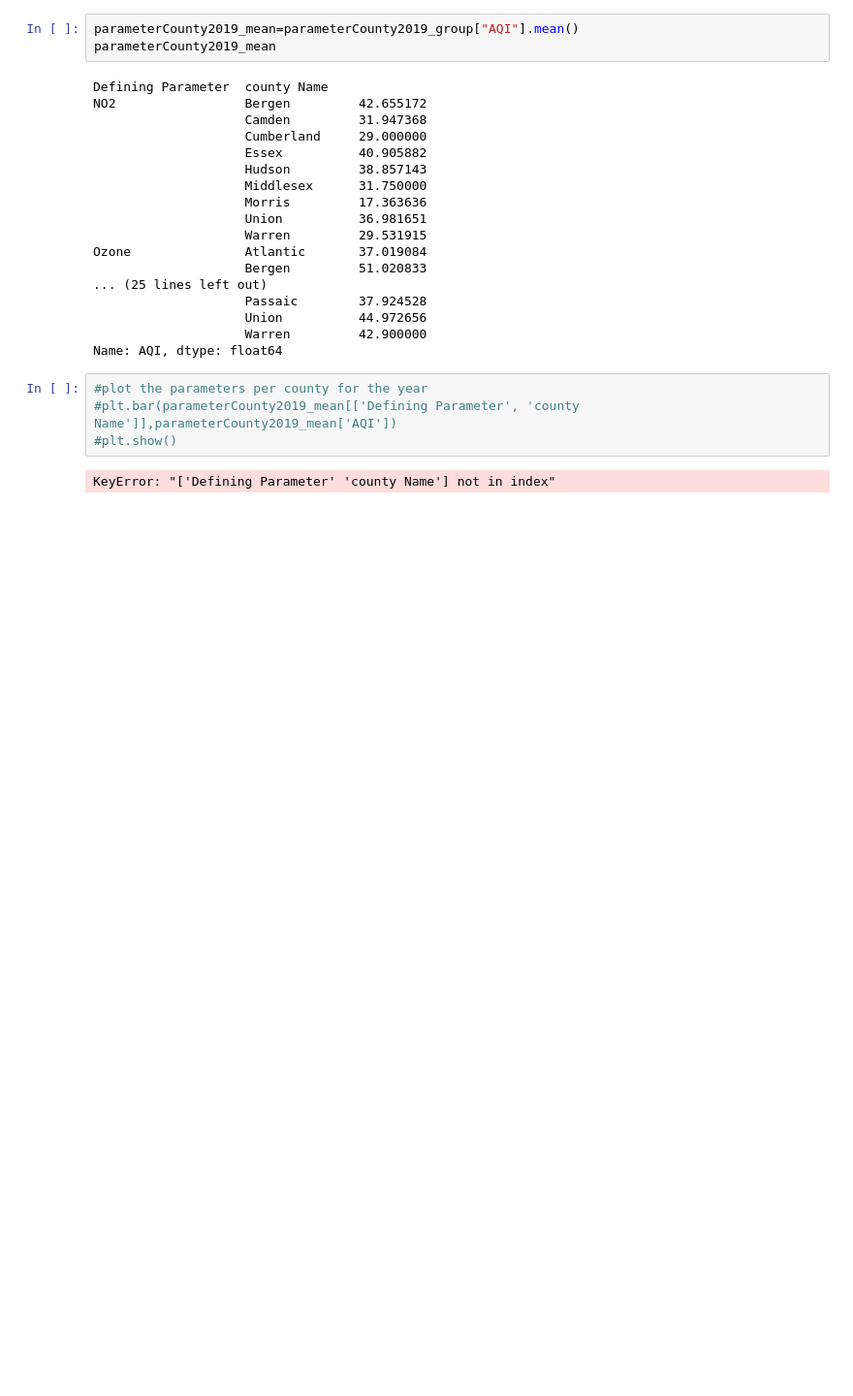
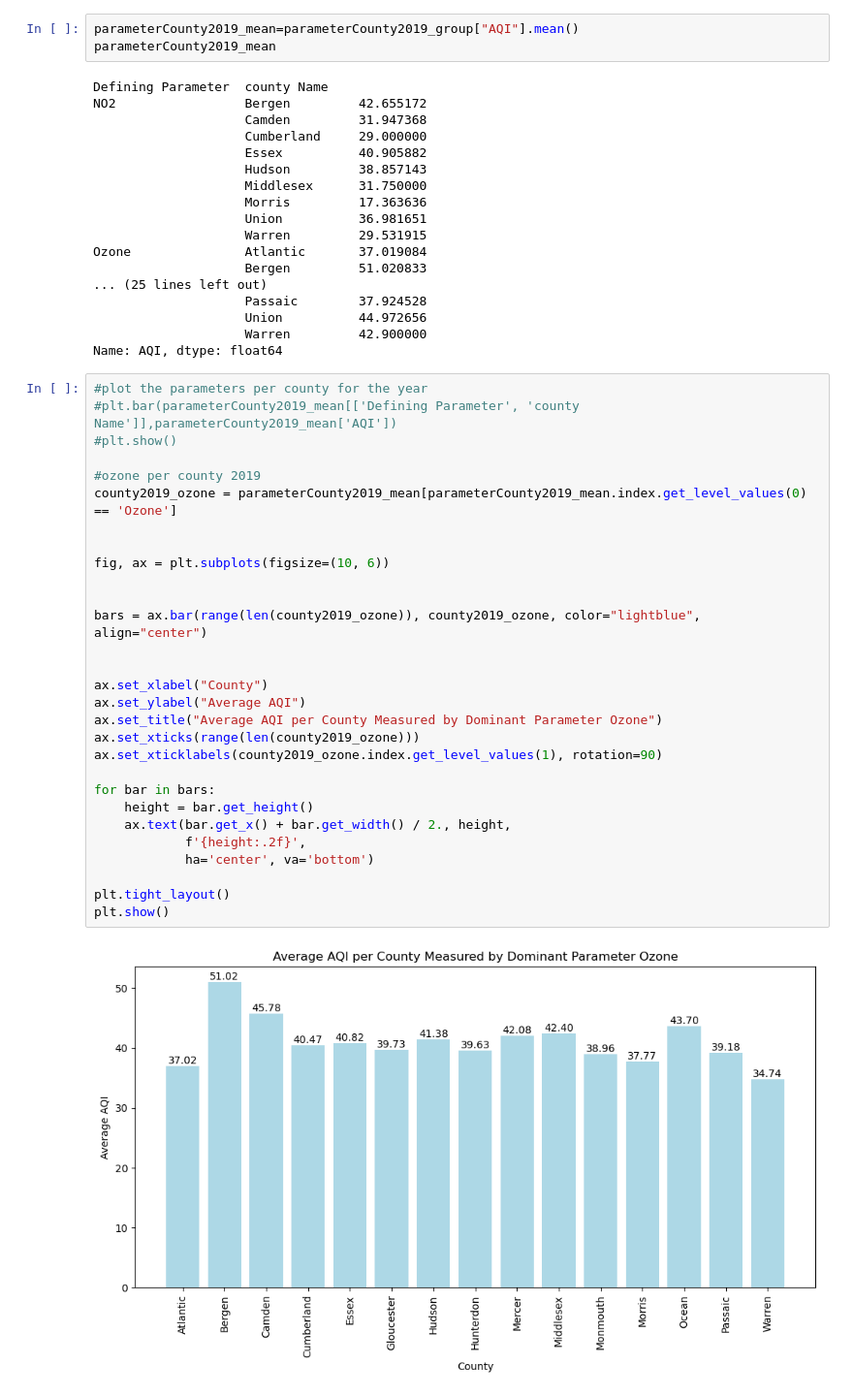
Before and after one commit to emilyclairevoyant/data-questers, a Jupyter notebook: 2019_daily_aqi.ipynb, the cells around one changed output. Shown: that part at 97% size. Saved outputs shown, nothing was run; the diff lists cells and outputs as text; blank space fills up the shorter version.

Commit message:
did bar chart for parameters

```diff
--- a/2019_daily_aqi.ipynb
+++ b/2019_daily_aqi.ipynb
@@ -96,6 +96,31 @@ Name: AQI, dtype: float64
 # %%
 #plot the parameters per county for the year
 #plt.bar(parameterCounty2019_mean[['Defining Parameter', 'county Name']],parameterCounty2019_mean['AQI'])
 #plt.show()
+
+#ozone per county 2019
+county2019_ozone = parameterCounty2019_mean[parameterCounty2019_mean.index.get_level_values(0) == 'Ozone']
+
+
+fig, ax = plt.subplots(figsize=(10, 6))
+
+
+bars = ax.bar(range(len(county2019_ozone)), county2019_ozone, color="lightblue", align="center")
+
+
+ax.set_xlabel("County")
+ax.set_ylabel("Average AQI")
+ax.set_title("Average AQI per County Measured by Dominant Parameter Ozone")
+ax.set_xticks(range(len(county2019_ozone)))
+ax.set_xticklabels(county2019_ozone.index.get_level_values(1), rotation=90)
+
+for bar in bars:
+    height = bar.get_height()
+    ax.text(bar.get_x() + bar.get_width() / 2., height,
+            f'{height:.2f}',
+            ha='center', va='bottom')
+
+plt.tight_layout()
+plt.show()
 # %% [output]
-KeyError: "['Defining Parameter' 'county Name'] not in index"
+[figure, added]
```
Also changed, not shown: parts of 2 cells of this notebook.
